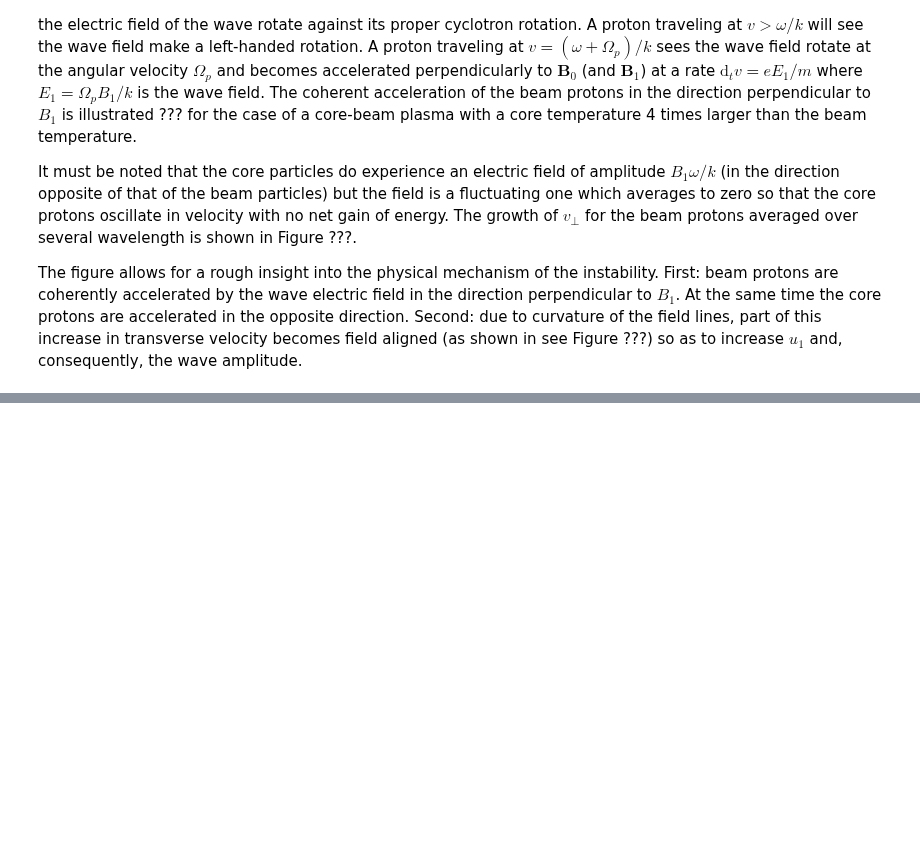
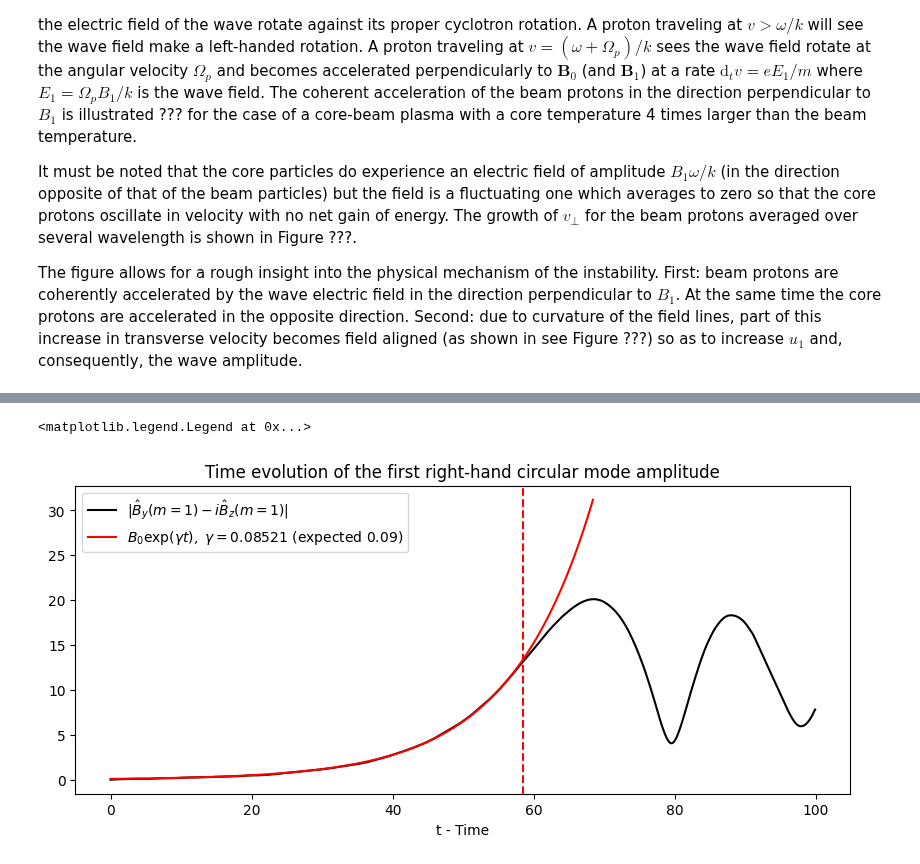
Before and after one commit to rochSmets/PHARE, a Jupyter notebook: res/eg/1d/jupyter/beam/beam.ipynb, the cells around one changed output, grey strips where cells are left out. Cells and saved outputs as stored; diff of their text form; code cells hidden in the pictures; blank space fills up the shorter version.

```diff
--- a/res/eg/1d/jupyter/beam/beam.ipynb
+++ b/res/eg/1d/jupyter/beam/beam.ipynb
@@ -244,2 +241,49 @@ Simulation start time/end time  0.0 100.0
 # %%
 run  = Run(run_path)
+# %%
+from pyphare.pharesee.hierarchy.fromh5 import get_times_from_h5
+
+def yaebx(x, a, b):
+    return a * np.exp(np.multiply(b, x))
+
+def growth_b_right_hand(run_path, time_offset):
+    from scipy.optimize import curve_fit
+
+    file = os.path.join(run_path, "EM_B.h5")
+    times = get_times_from_h5(file)
+    dt = times[1] - times[0]
+    r = Run(run_path)
+    first_mode = np.array([])
+    for time in times:
+        B = r.GetB(time, all_primal=False)
+        b = B.finest()
+        by_grid = b['y']
+        bz_grid = b['z']
+        nb = by_grid.ghosts_nbr[0]
+        sel = slice(nb or None, -nb or None)
+        by = np.asarray(by_grid[:])[sel][:-1]
+        bz = np.asarray(bz_grid[:])[sel][:-1]
+        first_mode = np.append(first_mode, np.absolute(np.fft.fft(by - 1j * bz)[1]))
+    ioffset = int(time_offset / dt)
+    imax = np.argmax(first_mode)
+    popt, _ = curve_fit(
+        yaebx, times[:imax - ioffset], first_mode[:imax - ioffset], p0=[0.08, 0.09]
+    )
+    return times, first_mode, popt[0], popt[1], imax
+
+colors = plt.rcParams['axes.prop_cycle'].by_key()['color']
+time_offset = 10.0
+times_all, first_mode, ampl, gamma, imax = growth_b_right_hand(run_path, time_offset)
+
+fig, ax = plt.subplots(figsize=(10, 4))
+ax.set_title("Time evolution of the first right-hand circular mode amplitude")
+ax.plot(times_all, first_mode, color="k",
+        label=r"|$\hat{B}_y(m=1)-i\hat{B}_z(m=1)$|")
+ax.plot(times_all[:imax], yaebx(times_all[:imax], ampl, gamma), color="r",
+        label=r"$B_0\exp(\gamma t),\ \gamma={:.5f}$ (expected 0.09)".format(gamma))
+ax.axvline(times_all[imax] - time_offset, color="red", linestyle="--")
+ax.set_xlabel("t - Time")
+ax.legend()
+# %% [output]
+<matplotlib.legend.Legend at 0x...>
+[figure, added]
```
Also changed, not shown: parts of 3 cells of this notebook, 2 other files.
